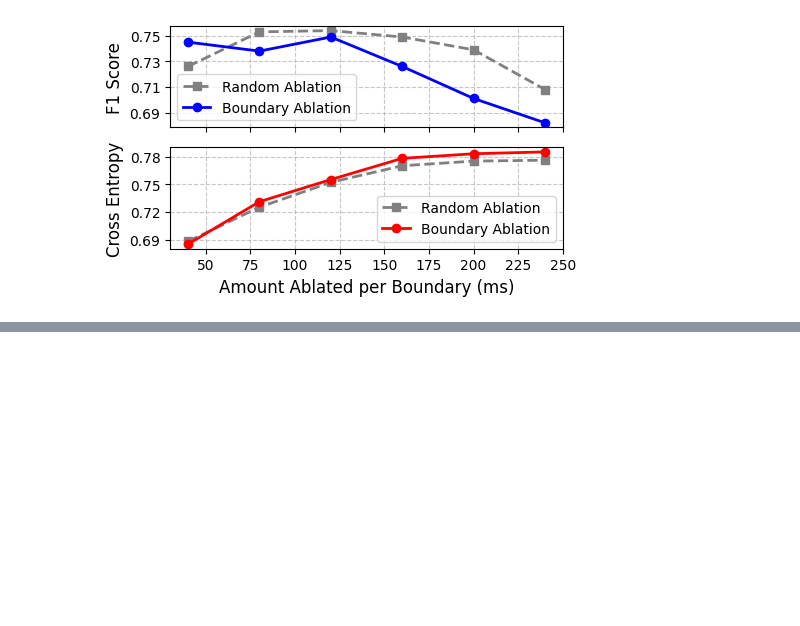
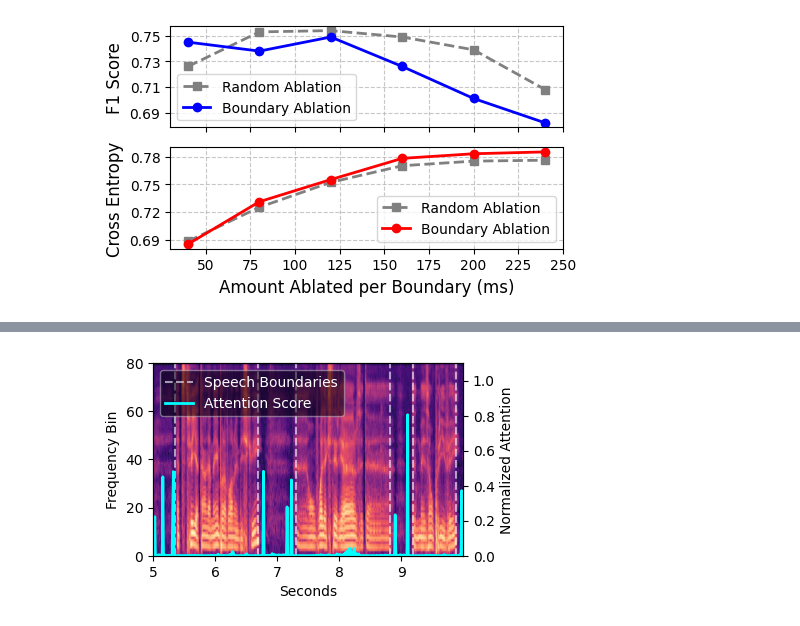
Before and after one commit to pplantinga/ParkinsonSpeechAI, a Jupyter notebook: biomarker_analysis/boundary_ablation.ipynb, the cells around one changed output, grey strips where cells are left out. Drawn from its saved outputs; the diff is of its cells as text; code cells hidden in the pictures; blank space fills up the shorter version.

Commit message:
Recover the boundary attention example

```diff
--- a/biomarker_analysis/boundary_ablation.ipynb
+++ b/biomarker_analysis/boundary_ablation.ipynb
@@ -45,0 +91,82 @@ plt.show()
+# %%
+import numpy as np
+import speechbrain
+import json
+import sys
+
+sys.path.append("../../../biomarker_analysis")
+from generate_scores_human_samples_qpn import extract_segments
+
+with open("results/test.json") as f:
+    test_data = json.load(f)
+
+def audio_pipeline(wav, duration, start):
+    sig, fs = speechbrain.dataio.audio_io.load(
+        wav,
+        num_frames=int(duration * 16000),
+        frame_offset=int(start * 16000),
+    )
+
+    return sig.squeeze(0)
+
+
+# 1. Setup figure - using a single subplot or keeping two if you want to compare
+
+# Indices and time calculation
+indexes = np.arange(500) + 500
+xs = indexes / 100
+t_start, t_end = xs[0], xs[-1]
+
+# Get spectral features
+sample_id = "qpn_MNI0249_dpt_fr_Batch2_0"
+sample = test_data[sample_id]
+
+fig, ax1 = plt.subplots(1, 1, figsize=(4, 2.5))
+
+
+audio = audio_pipeline(sample["wav"], sample["duration"], sample["start"]).to(DEVICE)
+energy = audio.square().unfold(dimension=0, size=640, step=320).sum(dim=-1).squeeze()
+boundaries = extract_segments(energy, 0.01, invert=False).diff().cpu().detach()
+spec = speechbrain.lobes.features.Fbank(n_fft=640, n_mels=80, win_length=40, hop_length=20)(audio.unsqueeze(0)).cpu().detach().squeeze().T
+
+
+# 2. Plot Spectrogram with 'extent' to match the time (xs)
+# spec.shape[0] is the number of frequency bins
+num_bins = spec.shape[0]
+ax1.imshow(spec[:, indexes], aspect="auto", origin="lower",
+           extent=[t_start, t_end, 0, num_bins], cmap='magma')
+
+# 3. Overlay Speech Boundaries
+# We iterate through the nonzero indices of the boundary mask
+#boundaries = frame_score_from_energy(energies[sample_id])[indexes].nonzero()[0]
+for i, idx in enumerate(boundaries[indexes].nonzero()):
+    # Convert local index back to seconds
+    boundary_time = (idx + 500) / 100
+    ax1.axvline(x=boundary_time, linestyle="--", color="white", alpha=0.6,
+                label="Speech Boundaries" if i == 0 else None)
+
+# 4. Overlay Attention Score
+# We create a twin axis so the attention score (0-1) doesn't interfere
+# with the frequency bin y-axis (0-80+)
+ax1_twin = ax1.twinx()
+norm_attention = attention_trace(audio.unsqueeze(0)).cpu().detach()
+norm_attention = norm_attention[0, indexes]
+
+ax1_twin.plot(xs, norm_attention, color="cyan", lw=2, label="Attention Score")
+ax1_twin.set_ylabel("Normalized Attention")
+ax1_twin.set_ylim(0, 1.1) # Extra headroom
+ax1_twin.tick_params(axis='y')
+
+# Final formatting
+ax1.set_xlabel("Seconds")
+ax1.set_ylabel("Frequency Bin")
+#ax1.set_title("Attention and Boundaries overlaid on Spectrogram")
+
+# Combine legends from both axes
+lines, labels = ax1.get_legend_handles_labels()
+lines2, labels2 = ax1_twin.get_legend_handles_labels()
+ax1.legend(lines + lines2, labels + labels2, loc="upper left", framealpha=0.5, facecolor="black", labelcolor="white")
+
+fig.savefig("attention_on_spectrogram.pdf", bbox_inches="tight")
+# %% [output]
+[figure, added]
```
Also changed, not shown: parts of 3 cells of this notebook, 1 other file.
